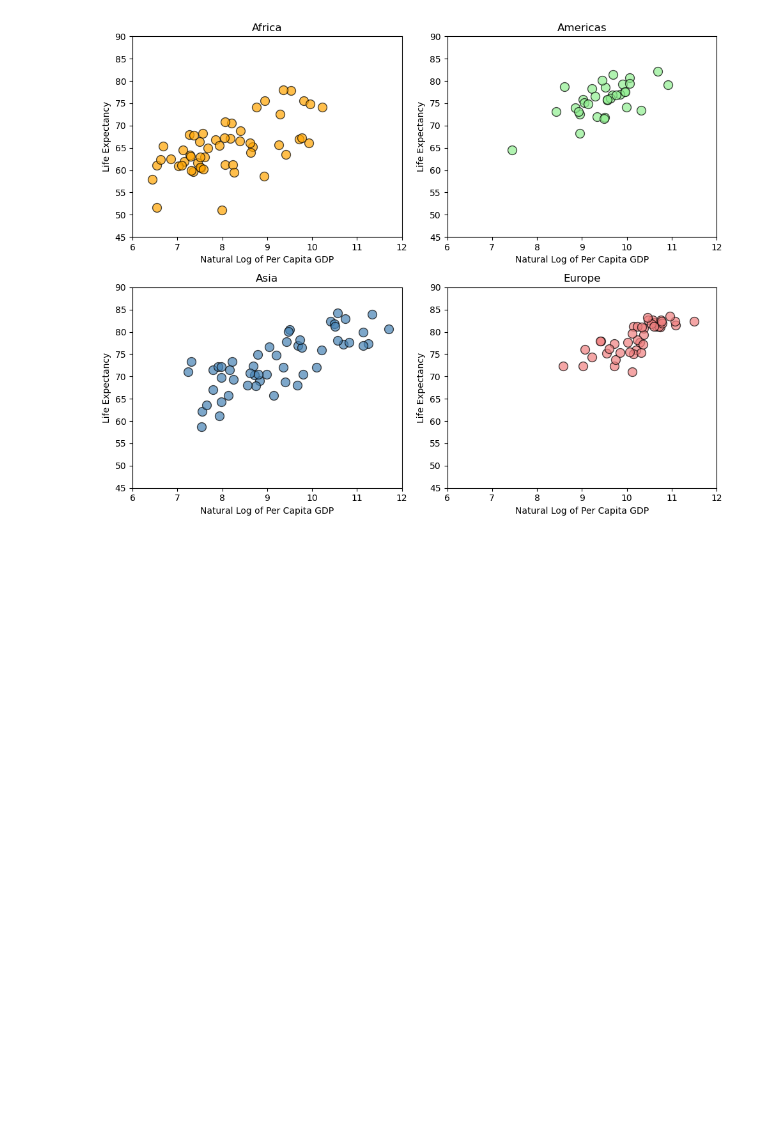
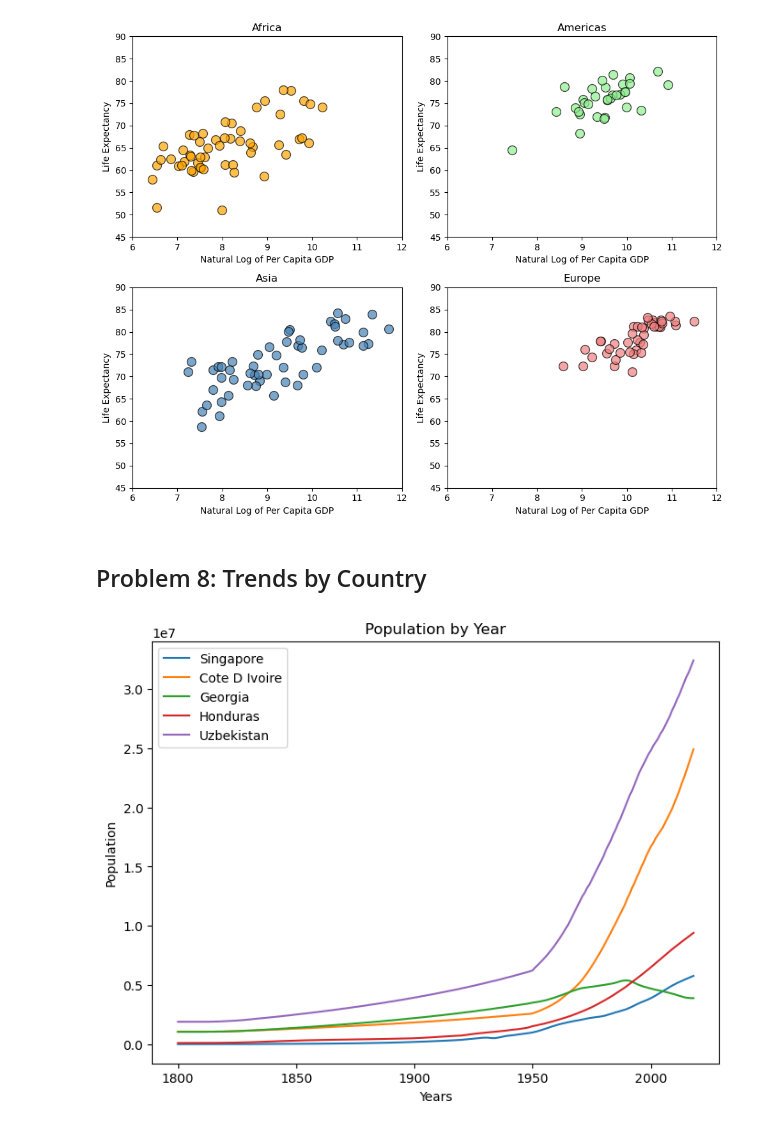
Before and after one commit to slylockfox/Maryville-DSCI-503-2, a Jupyter notebook: HW_04_Snyder.ipynb, the cells around one changed output. Drawn from its saved outputs; the diff is of its cells as text; code cells hidden in the pictures; blank space fills up the shorter version.

```diff
--- a/HW_04_Snyder.ipynb
+++ b/HW_04_Snyder.ipynb
@@ -373,3 +373,37 @@ plt.tight_layout()
 plt.show()
 # %% [output]
 [figure]
+# %% [markdown]
+## Problem 8: Trends by Country
+# %%
+# Select 5 countries represented in the gapminder dataset. For each country, select the entries of population that
+# correspond to this country. Keep in mind that the elements of population are already sorted in increasing order by year.
+unique_countries = np.unique(country)
+unique_years = np.unique(year)
+country_indexes = np.random.randint(low=0, high=len(unique_countries), size=5)
+
+# The figure size should be set to [8,4].
+plt.figure(figsize=[8,6])
+
+# For each country, add a line plot showing how the populations for those countries have changed over time. All 5
+# plots should appear on the same figure. The x coordinates for the points in each of your line plots should be set to the
+# range of years from 1800 to 2018.
+for i in country_indexes:
+
+    sel = (country == unique_countries[i])
+    plt.plot(unique_years, population[sel], label=unique_countries[i].title())
+
+# The x-axis should be labeled "Years" and the y-axis should be labeled "Population".
+plt.xlabel('Years')
+plt.ylabel('Population')
+
+# Each line should have a label indicating the name of the country that line represents. These labels should be display in a legend.
+plt.legend()
+
+# The title of the figure should be "Population by Year".
+plt.title('Population by Year')
+
+# Use plt.show() to display the figure.
+plt.show()
+# %% [output]
+[figure, added]
```
Also changed, not shown: parts of 1 cell of this notebook.
